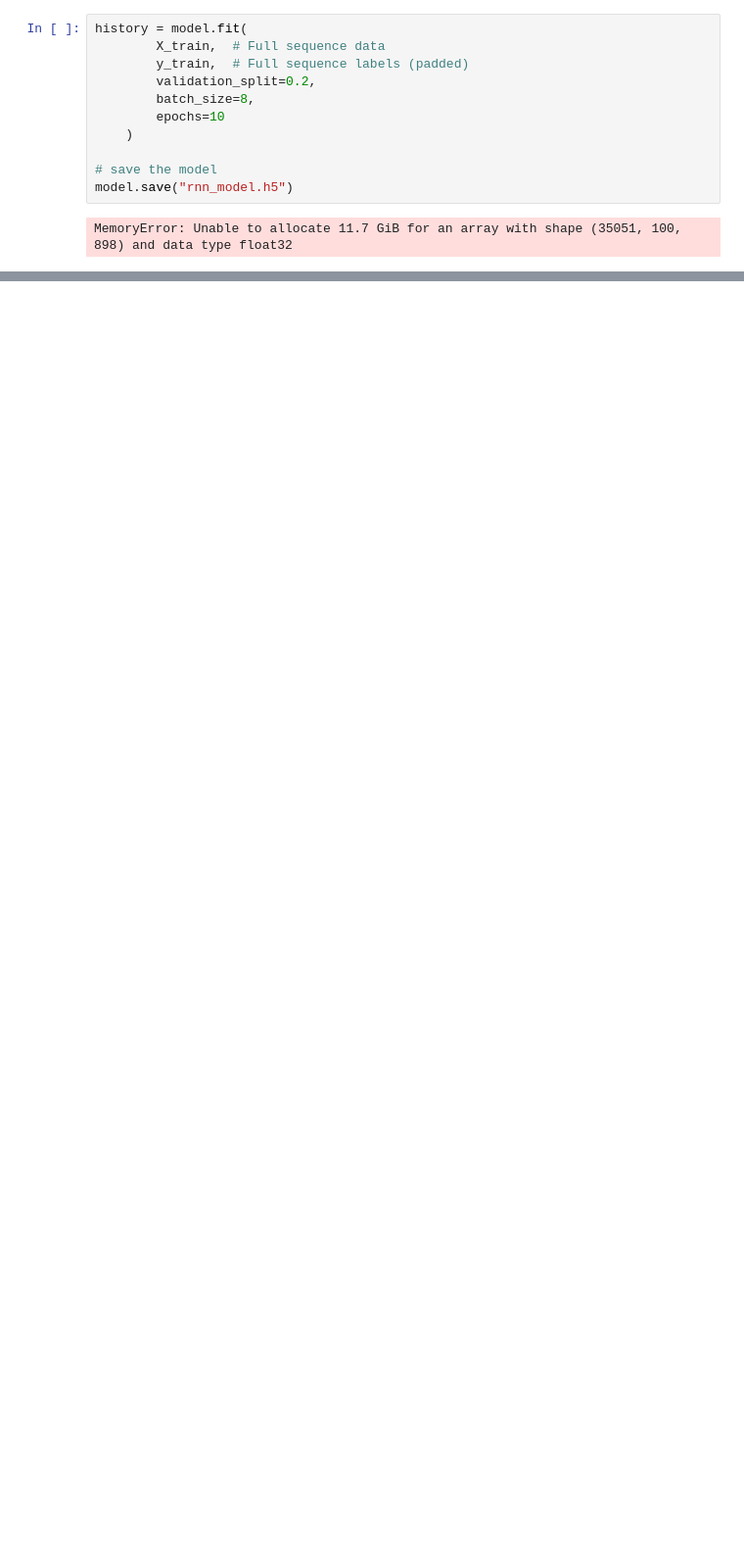
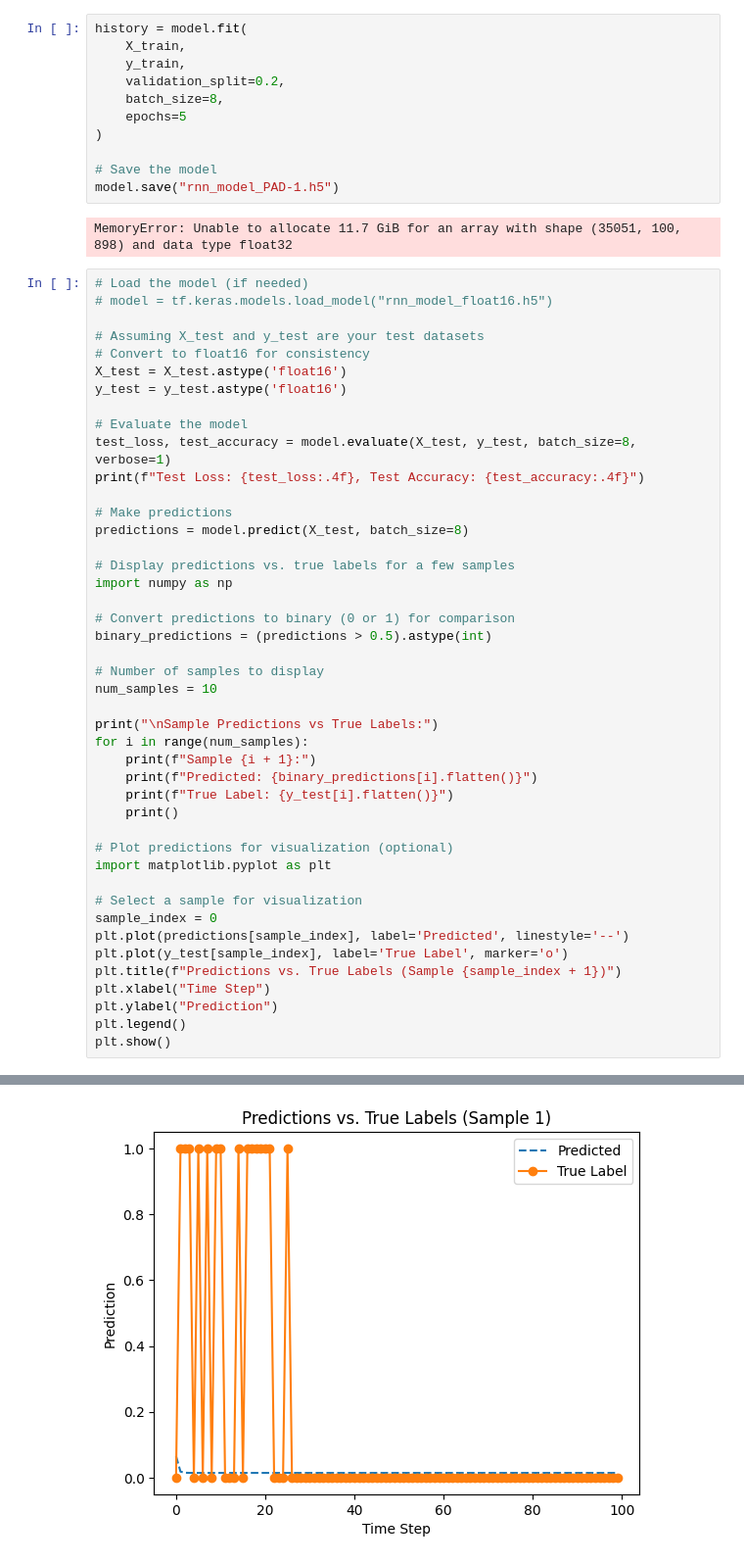
Before and after one commit to james19190/Hospital_Readmission_AI, a Jupyter notebook: src/models/rnn/rnn_bert.ipynb, the cells around one changed output, grey strips where cells are left out. Shown at 98% size. Saved outputs shown, nothing was run; the diff lists cells and outputs as text; blank space fills up the shorter version.

```diff
--- a/src/models/rnn/rnn_bert.ipynb
+++ b/src/models/rnn/rnn_bert.ipynb
@@ -348,13 +344,58 @@ Model: "sequential"
 # %%
 history = model.fit(
-        X_train,  # Full sequence data
-        y_train,  # Full sequence labels (padded)
-        validation_split=0.2,
-        batch_size=8,
-        epochs=10
-    )
+    X_train,
+    y_train,
+    validation_split=0.2,
+    batch_size=8,
+    epochs=5
+)
 
-# save the model
-model.save("rnn_model.h5")
+# Save the model
+model.save("rnn_model_PAD-1.h5")
 # %% [output]
 MemoryError: Unable to allocate 11.7 GiB for an array with shape (35051, 100, 898) and data type float32
+# %%
+# Load the model (if needed)
+# model = tf.keras.models.load_model("rnn_model_float16.h5")
+
+# Assuming X_test and y_test are your test datasets
+# Convert to float16 for consistency
+X_test = X_test.astype('float16')
+y_test = y_test.astype('float16')
+
+# Evaluate the model
+test_loss, test_accuracy = model.evaluate(X_test, y_test, batch_size=8, verbose=1)
+print(f"Test Loss: {test_loss:.4f}, Test Accuracy: {test_accuracy:.4f}")
+
+# Make predictions
+predictions = model.predict(X_test, batch_size=8)
+
+# Display predictions vs. true labels for a few samples
+import numpy as np
+
+# Convert predictions to binary (0 or 1) for comparison
+binary_predictions = (predictions > 0.5).astype(int)
+
+# Number of samples to display
+num_samples = 10
+
+print("\nSample Predictions vs True Labels:")
+for i in range(num_samples):
+    print(f"Sample {i + 1}:")
+    print(f"Predicted: {binary_predictions[i].flatten()}")
+    print(f"True Label: {y_test[i].flatten()}")
+    print()
+
+# Plot predictions for visualization (optional)
+import matplotlib.pyplot as plt
+
+# Select a sample for visualization
+sample_index = 0
+plt.plot(predictions[sample_index], label='Predicted', linestyle='--')
+plt.plot(y_test[sample_index], label='True Label', marker='o')
+plt.title(f"Predictions vs. True Labels (Sample {sample_index + 1})")
+plt.xlabel("Time Step")
+plt.ylabel("Prediction")
+plt.legend()
+plt.show()
+# %% [output]
@@ -360,0 +419 @@ MemoryError: Unable to allocate 11.7 GiB for an array with shape (35051, 100, 89
+[figure, added]
```
Also changed, not shown: parts of 7 cells of this notebook, 1 other file.
